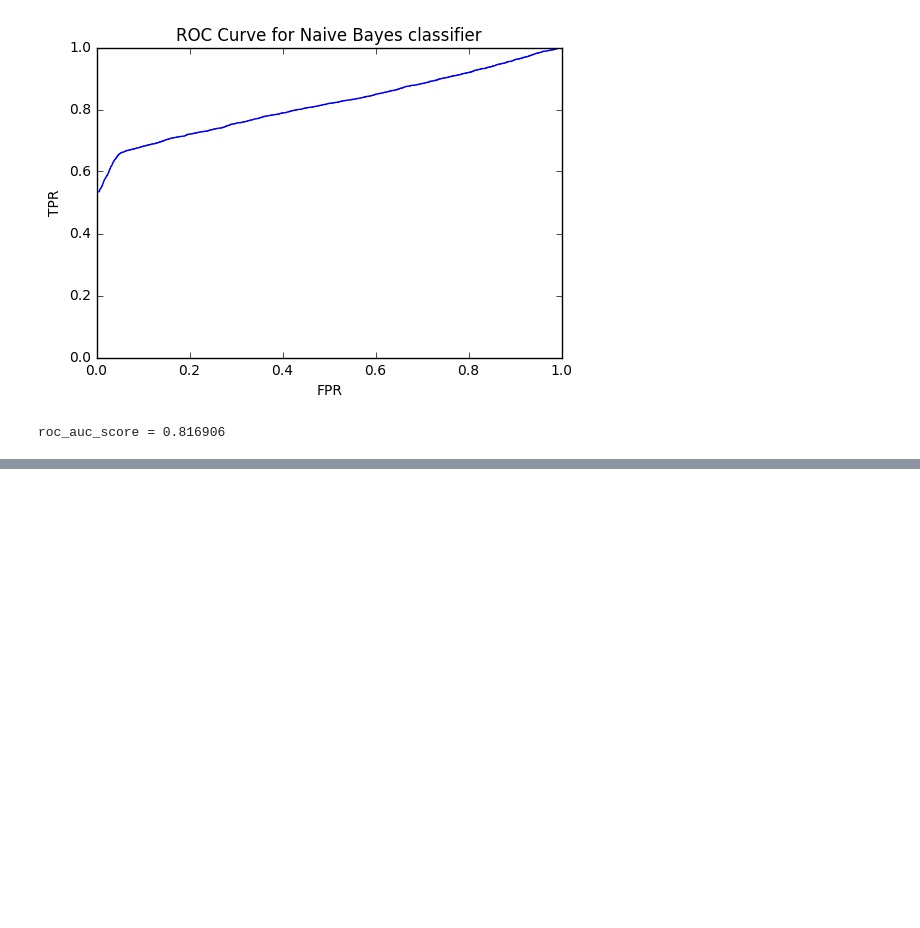
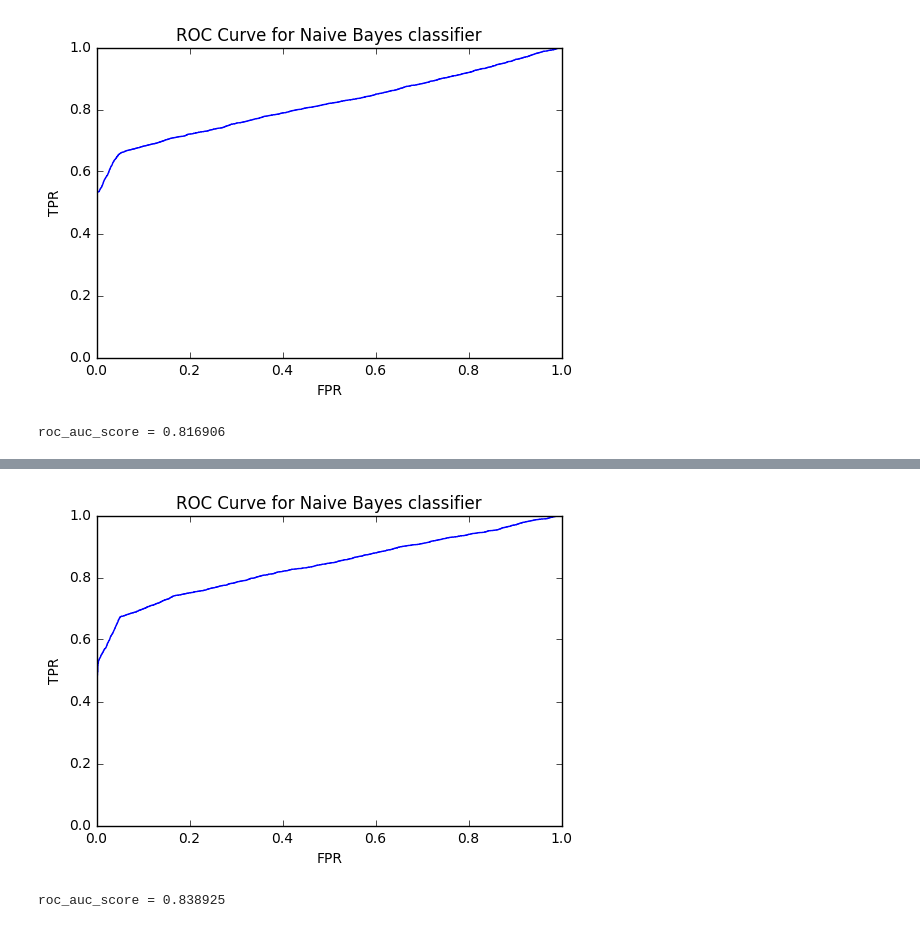
Before and after one commit to peterboord/fraud, a Jupyter notebook: fraud.ipynb, the cells around one changed output, grey strips where cells are left out. Drawn from its saved outputs; the diff is of its cells as text; code cells hidden in the pictures; blank space fills up the shorter version.

Commit message:
Naive Bayes assuming continuous features are Gaussian

```diff
--- a/fraud.ipynb
+++ b/fraud.ipynb
@@ -208,0 +246,17 @@ roc_auc_score = 0.816906
+# %%
+%%time
+# estimate Gaussian parameters
+mean0 = np.mean(train0['time'].values.reshape(-1, 1))
+std0 = np.std(train0['time'].values.reshape(-1, 1))
+mean1 = np.mean(train1['time'].values.reshape(-1, 1))
+std1 = np.std(train1['time'].values.reshape(-1, 1))
+# calculate marginal probabilities for continuous features (suffix 'g' indicates Gaussian)
+# norm.pdf(x, loc, scale) is equivalent to norm.pdf((x - loc) / scale)
+# probability from class 0 'time' Gaussian given class 0 test data
+test0.loc[:,'p_time0g'] = norm.pdf(test0['time'].values.reshape(-1, 1), mean0, std0)/std0
+# probability from class 0 'time' Gaussian given class 1 test data
+test1.loc[:,'p_time0g'] = norm.pdf(test1['time'].values.reshape(-1, 1), mean0, std0)/std0
+# probability from class 1 'time' Gaussian given class 0 test data
+test0.loc[:,'p_time1g'] = norm.pdf(test0['time'].values.reshape(-1, 1), mean1, std1)/std0
+# probability from class 1 'time' Gaussian given class 1 test data
+test1.loc[:,'p_time1g'] = norm.pdf(test1['time'].values.reshape(-1, 1), mean1, std1)/std0
@@ -208,0 +266,18 @@ roc_auc_score = 0.816906
+# %%
+# use Bayes rule to calculate P(fraud) (suffix 'g' indicates Gaussian)
+test0.loc[:, 'p_fraudg'] = test0.p_nr_users1*test0.p_time1g*p_fraud/(test0.p_nr_users0*test0.p_time0g*(1 - p_fraud) + test0.p_nr_users1*test0.p_time1g*p_fraud)
+test1.loc[:, 'p_fraudg'] = test1.p_nr_users1*test1.p_time1g*p_fraud/(test1.p_nr_users0*test1.p_time0g*(1 - p_fraud) + test1.p_nr_users1*test1.p_time1g*p_fraud)
+# %%
+# Plot ROC curve (suffix 'g' indicates Gaussian)
+y_true = np.r_[test0['class'], test1['class']]
+y_score = np.r_[test0['p_fraudg'], test1['p_fraudg']]
+fpr, tpr, thresholds = roc_curve(y_true, y_score)
+plt.plot(fpr, tpr)
+plt.title('ROC Curve for Naive Bayes classifier')
+plt.xlabel('FPR')
+plt.ylabel('TPR')
+plt.show()
+print "roc_auc_score = %f" % roc_auc_score(y_true, y_score)
+# %% [output]
+[figure, added]
+roc_auc_score = 0.838925
```
Also changed, not shown: parts of 8 cells of this notebook, 2 other files.
